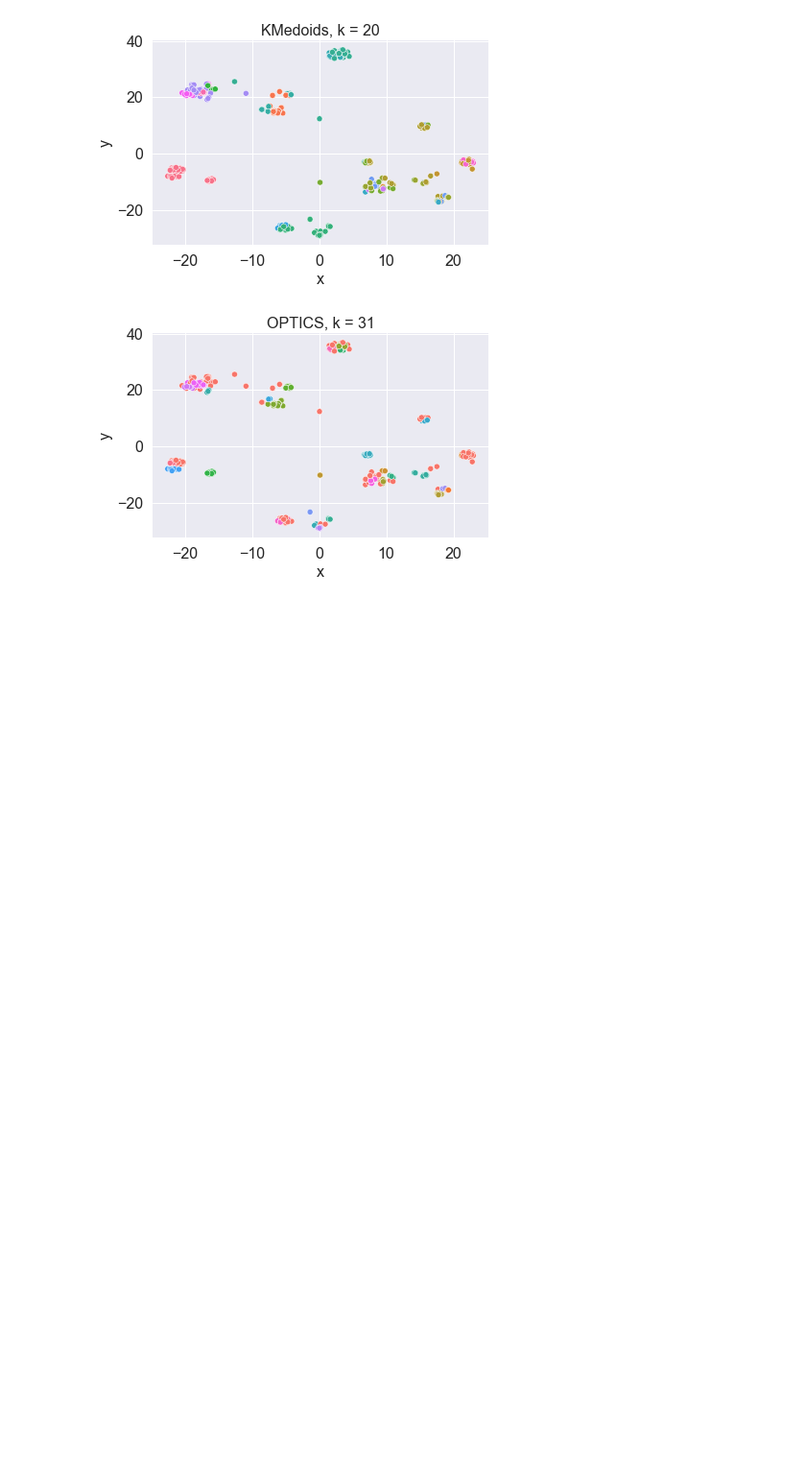
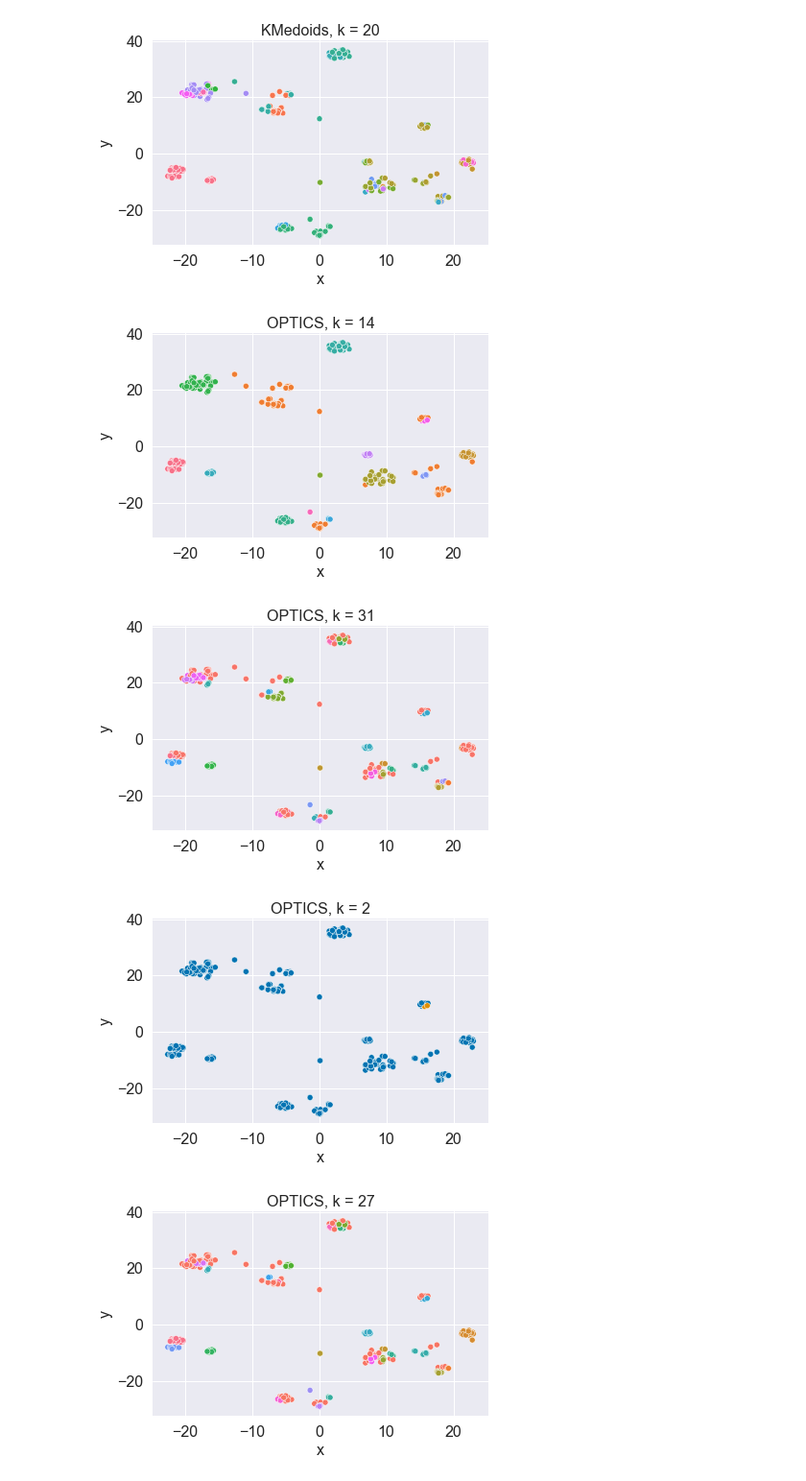
Before and after one commit to phineasng/DECODE, a Jupyter notebook: notebooks_figures/clustering_figure.ipynb, the cells around one changed output. Shown at 96% size. Drawn from its saved outputs; the diff is of its cells as text; code cells hidden in the pictures; blank space fills up the shorter version.

Commit message:
wip: small changes to accomodate more OPTICS clusterings

```diff
--- a/notebooks_figures/clustering_figure.ipynb
+++ b/notebooks_figures/clustering_figure.ipynb
@@ -9,7 +9,7 @@ from sklearn.metrics import silhouette_score
 import pandas as pd
 from sklearn.manifold import TSNE
 # %%
-resultsfolder = '/Users/wbr/Box/Molecular_SysBio/projects/HELICAL/Iliana_papadopoulou/paper/clustering_valid/clustering'
+resultsfolder = '/Users/wbr/Box/Molecular_SysBio/projects/HELICAL/Iliana_papadopoulou/paper/paper_valid_3/clustering'
 # %%
 levenshtein_matrix = load_data(os.path.join(resultsfolder,'clustering_preprocessing/levenshtein_matrix_1'))
 levenshtein_matrix.shape
@@ -37,11 +37,17 @@ for clustering_method in ['AgglomerativeClustering', 'KMedoids']:
 0.1379991245072713 15
 0.0025344556324991907 20
 # %%
-labels_optics = load_data(os.path.join(resultsfolder, 'clustering_results','OPTICS_levenshtein_matrix_split1_assignments'))
-score = silhouette_score(levenshtein_matrix, labels_optics, metric='precomputed')
-nr_clusters = len(set([str(x) for x in labels_optics]))
-print(nr_clusters, score)
-silhuette_plot.append([nr_clusters, score, 'OPTICS'])
+clustering_method = 'OPTICS'
+for k in ['0_5','0_05','0_9','0_15','0_25', '0_75']:
+    file = os.path.join(resultsfolder, 'clustering_results', clustering_method+'_levenshtein_matrix_xi_'+k+'_split1_assignments')
+    labels = load_data(file)
+    score = silhouette_score(levenshtein_matrix, labels, metric='precomputed')
+    nr_clusters = len(set([str(x) for x in labels]))
+    silhuette_plot.append([nr_clusters, score, clustering_method])
+    print(score, nr_clusters, k)
+
 silhuette_plot = pd.DataFrame(silhuette_plot, columns=['k', 'score', 'Clustering Method'])
 silhuette_plot
+#OPTICS_levenshtein_matrix_n_clusters_0_5_split1_assignments
+#OPTICS_levenshtein_matrix_xi_0_5_split1_assignments
 # %% [output]
@@ -104,20 +120,24 @@ for clustering_method in ['AgglomerativeClustering', 'KMedoids']:
 [figure]
 # %%
 for clustering_method in ['OPTICS']:
-    file = os.path.join(resultsfolder, 'clustering_results', clustering_method+'_levenshtein_matrix_split1_assignments')
-    labels = load_data(file)
-    projections = TSNE(metric='precomputed', random_state=235).fit_transform(levenshtein_matrix)
+    for k in ['0_5','0_05','0_9','0_15','0_25', '0_75']:
+        file = os.path.join(resultsfolder, 'clustering_results', clustering_method+'_levenshtein_matrix_xi_'+k+'_split1_assignments')
+        labels = load_data(file)
+        projections = TSNE(metric='precomputed', random_state=235).fit_transform(levenshtein_matrix)
 
-    fig, ax1 = plt.subplots(1, 1, sharex=True, sharey=False)
-    splot1 = sns.scatterplot(x=projections[:, 0], y=projections[:, 1], hue=[str(x) for x in labels], legend=None)
-    splot1.yaxis.grid(True, clip_on=False)
-    ax1.set_ylabel('y',fontsize=16)
-    ax1.tick_params(labelsize=16)
-    ax1.set_xlabel('x',fontsize=16)
-    sns.despine(left=True, bottom=True)
-    plt.tight_layout()
-    k = len(set([str(x) for x in labels]))
-    plt.title(clustering_method+', k = '+str(k), fontsize=16)
-    plt.savefig(os.path.join(resultsfolder, 'clustering_results','TSNE'+clustering_method+'_levenshtein_matrix_n_clusters_'+str(k)+'split1_assignments.pdf'))
+        fig, ax1 = plt.subplots(1, 1, sharex=True, sharey=False)
+        splot1 = sns.scatterplot(x=projections[:, 0], y=projections[:, 1], hue=[str(x) for x in labels], legend=None)
+        splot1.yaxis.grid(True, clip_on=False)
+        ax1.set_ylabel('y',fontsize=16)
+        ax1.tick_params(labelsize=16)
+        ax1.set_xlabel('x',fontsize=16)
+        sns.despine(left=True, bottom=True)
+        plt.tight_layout()
+        k = len(set([str(x) for x in labels]))
+        plt.title(clustering_method+', k = '+str(k), fontsize=16)
+        plt.savefig(os.path.join(resultsfolder, 'clustering_results', 'TSNE'+clustering_method+'_levenshtein_matrix_n_clusters_'+str(k)+'_split1_assignments.pdf'))
 # %% [output]
-[figure, old version]
+[figure, new version]
+[figure, added]
+[figure, added]
+[figure, added]
```
Also changed, not shown: parts of 3 cells of this notebook.
